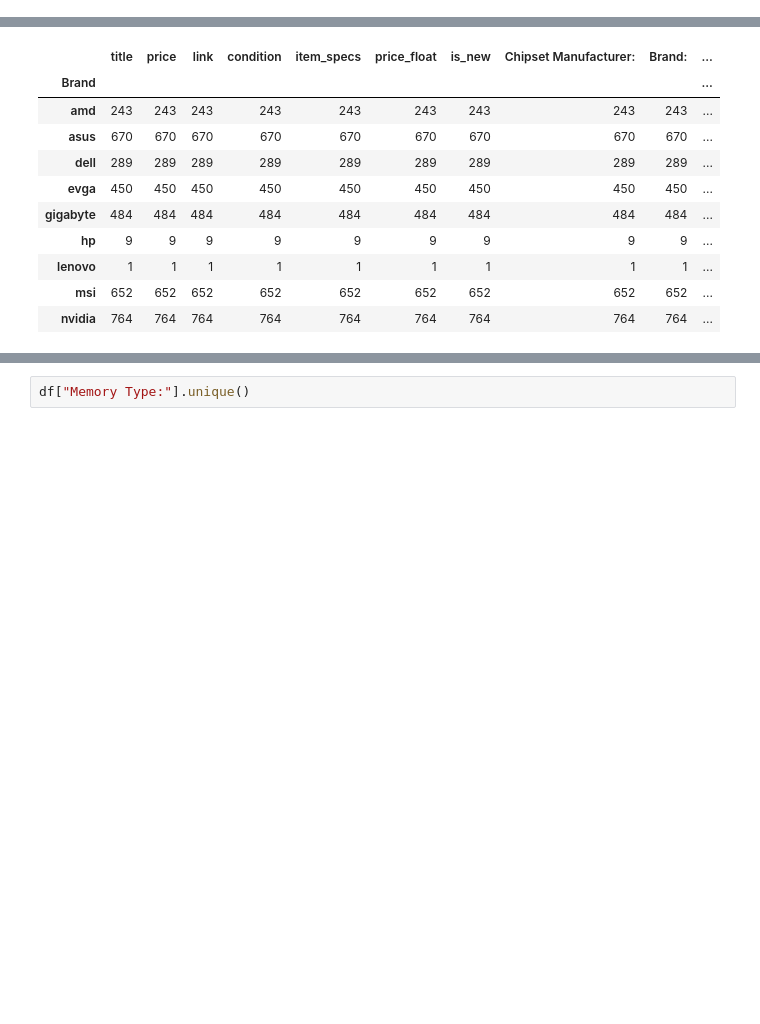
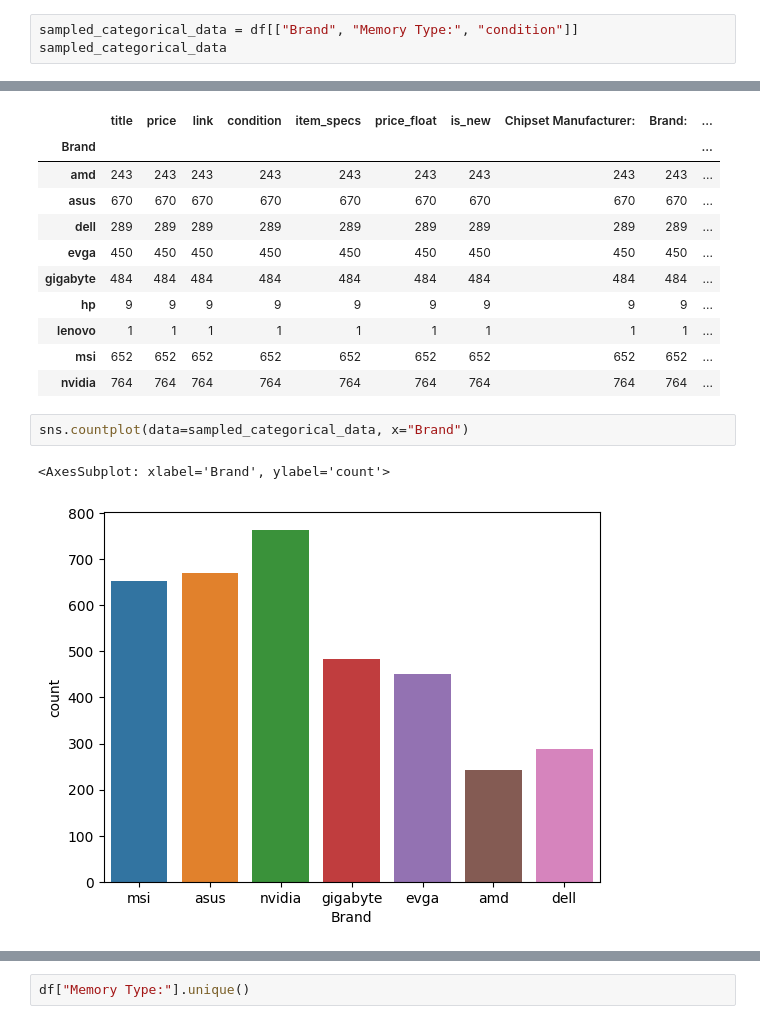
Before and after one commit to LuAsm/Tweet_sentiment_predict, a Jupyter notebook: notebooks/modelling.ipynb, the cells around one changed output, grey strips where cells are left out. Saved outputs shown, nothing was run; the diff lists cells and outputs as text; blank space fills up the shorter version.

```diff
--- a/notebooks/modelling.ipynb
+++ b/notebooks/modelling.ipynb
@@ -286,0 +302,3 @@ df.drop(df[(df['Memory_Size_MB'] < 5)].index, inplace=True)
+# %%
+sampled_categorical_data = df[["Brand", "Memory Type:", "condition"]]
+sampled_categorical_data
@@ -350,3 +382,8 @@ df.groupby("Brand").count()
 | lenovo | 1 | 1 | 1 | 1 | 1 | 1 | 1 | 1 | 1 | ... |
 | msi | 652 | 652 | 652 | 652 | 652 | 652 | 652 | 652 | 652 | ... |
 | nvidia | 764 | 764 | 764 | 764 | 764 | 764 | 764 | 764 | 764 | ... |
+# %%
+sns.countplot(data=sampled_categorical_data, x="Brand")
+# %% [output]
+<AxesSubplot: xlabel='Brand', ylabel='count'>
+[figure, added]
```
Also changed, not shown: parts of 8 cells of this notebook.
